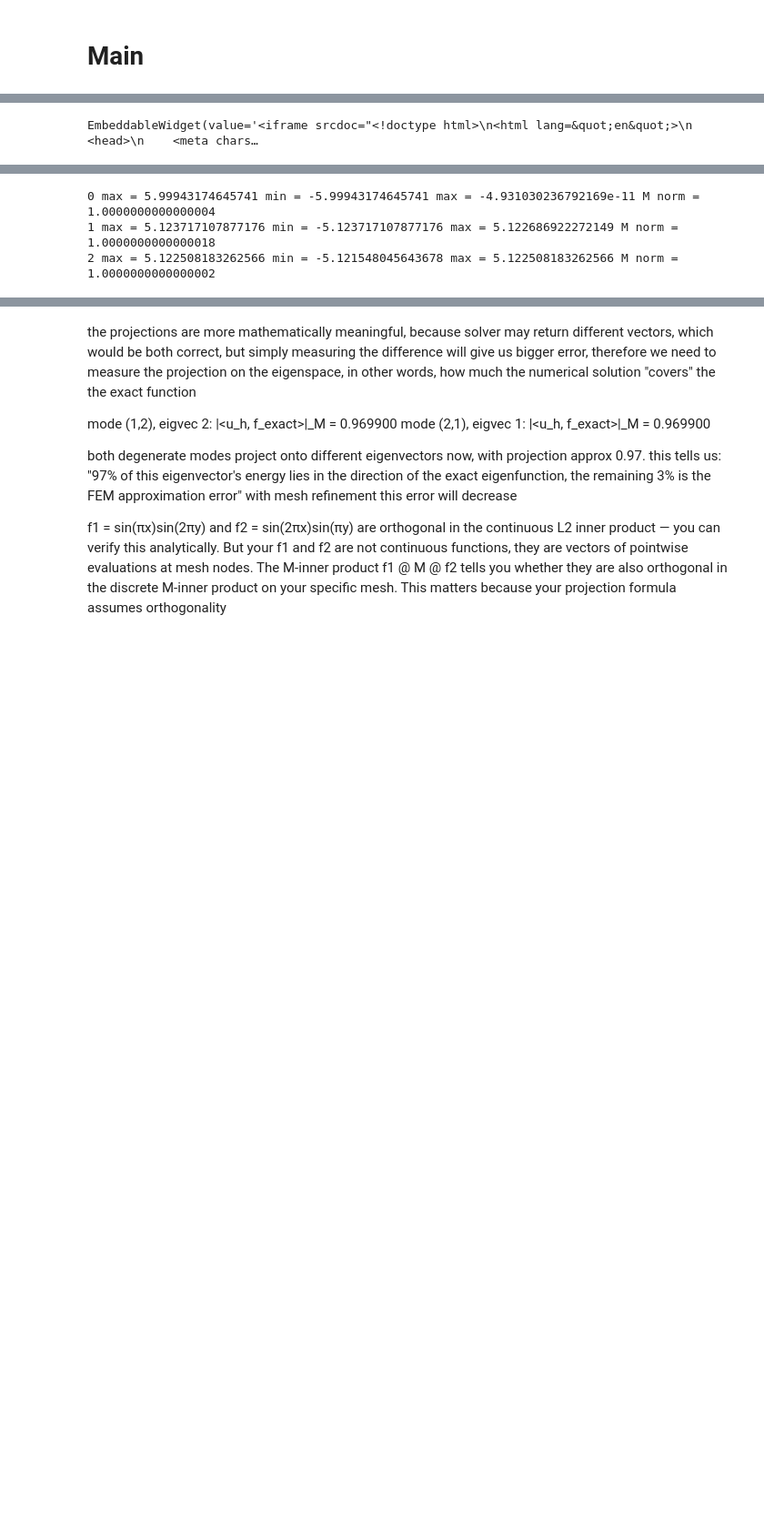
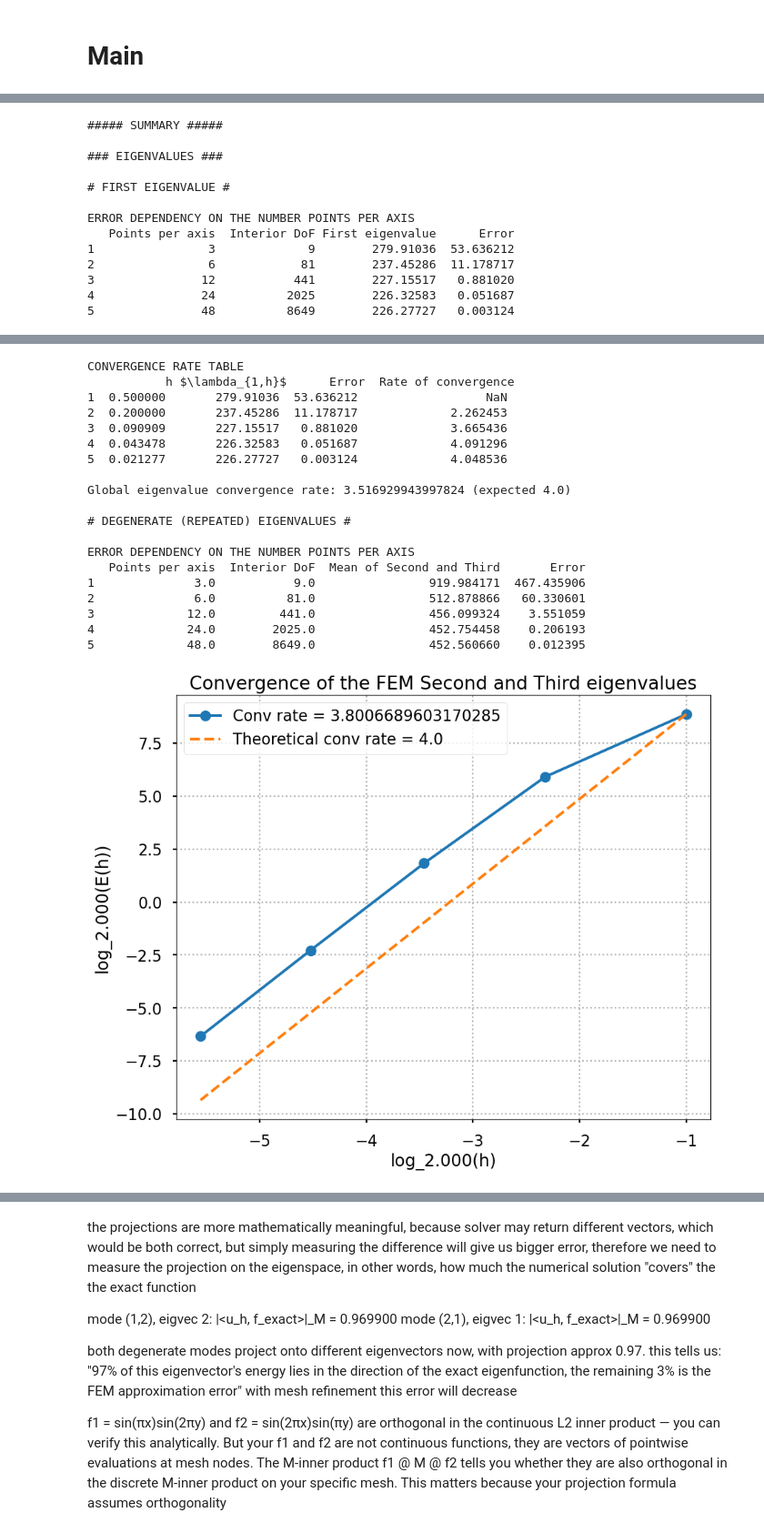
Before and after one commit to Lio0King/Finite-Element-approximation-of-the-elliptic-eigenvalue-problems, a Jupyter notebook: 2D FEM_P2_elem.ipynb, the cells around one changed output, grey strips where cells are left out. Shown at 91% size. Cells and saved outputs as stored; diff of their text form; code cells hidden in the pictures; blank space fills up the shorter version.

Commit message:
finished the eigenfunction section, corrected small errors, changed visualisations of the wave functions, solved the plots errors

```diff
--- a/2D FEM_P2_elem.ipynb
+++ b/2D FEM_P2_elem.ipynb
@@ -111,6 +119,10 @@ def add_mid_pts(domain, triangles_nodes):
 ### GENERATE P2 TRIANGULAR MESH ###
 
 def get_p2_triangles(domain, triangles_nodes, mid_pts):
+
+       '''
+
+       '''
 
 
        # assign a unique global index to each midpoint
@@ -1058,6 +1070,26 @@ def build_mesh(all_nodes_coords, u_vals, cells, celltypes, label):
 
        return mesh
 
+def build_flat_mesh(all_nodes_coords, u_vals, cells, celltypes, label):
+
+       # Flat 2D coordinates
+       points = np.column_stack(
+              [
+                     all_nodes_coords[:, 0],
+                     all_nodes_coords[:, 1],
+                     np.zeros(len(all_nodes_coords))
+              ]
+       )
+
+       mesh = pv.UnstructuredGrid(
+              cells,
+              celltypes,
+              points
+       )
+
+       mesh[label] = u_vals
+
+       return mesh
 
 
 def visualise_surface_plots_of_FEM(eigvecs, all_nodes_coords, vis_triangles, n_nodes, interior_nodes):
@@ -1585,8 +1715,8 @@ def harmonic_oscill_Schrod(h, n_points, interior_nodes_coords, A, M, eigvals, ei
 
 
        vis_triangles = subdivide_p2_mesh(p2_triangles_nodes)
-       visualise_surface_plots_of_FEM(eigvecs, all_nodes_coords, vis_triangles, total_nodes, interior_nodes)
-
+       #visualise_surface_plots_of_FEM(eigvecs, all_nodes_coords, vis_triangles, total_nodes, interior_nodes)
+       visualise_wavefunction_and_prob_density(eigvecs, all_nodes_coords, vis_triangles, total_nodes, interior_nodes)
 
        return {
               "h": h,
@@ -1651,7 +1781,7 @@ Angular momentum constraints: for a given n, the permissable orbital values map
 ### THE FULL FEM ANALYSIS ###
 
 def run_FEM_P2_analysis(n_points, index, quadrature_coords, weights, quadrature_coords_deg6, weights_deg6,
-grad_phi_func, phi_func, potential=None, omega=None):
+grad_phi_func, phi_func, potential=None, omega=None, alpha=None):
 
 
        h = 1 / (n_points - 1)
@@ -1700,7 +1830,8 @@ grad_phi_func, phi_func, potential=None, omega=None):
        M_reduced = apply_dirichlet(M_global, interior_nodes_data["nodes"])
        V_reduced = apply_dirichlet(V_global, interior_nodes_data["nodes"])
 
-
+       if alpha is not None:
+              V_reduced = V_reduced * alpha
 
        # with potential the form is (A + V)x = lambda * M * x
        operator = A_reduced + V_reduced
@@ -1708,6 +1839,11 @@ grad_phi_func, phi_func, potential=None, omega=None):
        # finding eigenvalues and its errors
        # SciPy stores eigvectors as columns
        eigvals, eigvecs = eigh(operator, M_reduced)
+
+       # total energy
+       if alpha is not None:
+              E = eigvals / alpha
+              print(E)
 
        # eigenvalue error
        if callable(potential):
@@ -1732,6 +1868,11 @@ Also need to check the error of the eigenvectors using the H1 norm, not the L2
 # Main
 # %%
 n_points_list = [3, 6, 12, 24, 48]
+
+# scaling
+mass = 9.10938e-31 #kg
+hbar = 1.05457e-34 # J*s
+alpha = 2*mass / hbar**2
 
 potential = 5
 omega = 160
@@ -1943 +2078,13 @@ EmbeddableWidget(value='<iframe srcdoc="<!doctype html>\n<html lang=&quot;en&quo
-EmbeddableWidget(value='<iframe srcdoc="<!doctype html>\n<html lang=&quot;en&quot;>\n  <head>\n    <meta chars…
+##### SUMMARY #####
+
+### EIGENVALUES ###
+
+# FIRST EIGENVALUE #
+
+ERROR DEPENDENCY ON THE NUMBER POINTS PER AXIS
+   Points per axis  Interior DoF First eigenvalue      Error
+1                3             9        279.91036  53.636212
+2                6            81        237.45286  11.178717
+3               12           441        227.15517   0.881020
+4               24          2025        226.32583   0.051687
+5               48          8649        226.27727   0.003124
@@ -1944,3 +2092,20 @@ EmbeddableWidget(value='<iframe srcdoc="<!doctype html>\n<html lang=&quot;en&quo
-0 max = 5.99943174645741 min = -5.99943174645741 max = -4.931030236792169e-11 M norm = 1.0000000000000004
-1 max = 5.123717107877176 min = -5.123717107877176 max = 5.122686922272149 M norm = 1.0000000000000018
-2 max = 5.122508183262566 min = -5.121548045643678 max = 5.122508183262566 M norm = 1.0000000000000002
+CONVERGENCE RATE TABLE
+           h $\lambda_{1,h}$      Error  Rate of convergence
+1  0.500000       279.91036  53.636212                  NaN
+2  0.200000       237.45286  11.178717             2.262453
+3  0.090909       227.15517   0.881020             3.665436
+4  0.043478       226.32583   0.051687             4.091296
+5  0.021277       226.27727   0.003124             4.048536
+
+Global eigenvalue convergence rate: 3.516929943997824 (expected 4.0)
+
+# DEGENERATE (REPEATED) EIGENVALUES #
+
+ERROR DEPENDENCY ON THE NUMBER POINTS PER AXIS
+   Points per axis  Interior DoF  Mean of Second and Third       Error
+1              3.0           9.0                919.984171  467.435906
+2              6.0          81.0                512.878866   60.330601
+3             12.0         441.0                456.099324    3.551059
+4             24.0        2025.0                452.754458    0.206193
+5             48.0        8649.0                452.560660    0.012395
+[figure, added]
```
Also changed, not shown: parts of 4 cells of this notebook, 4 other files.
